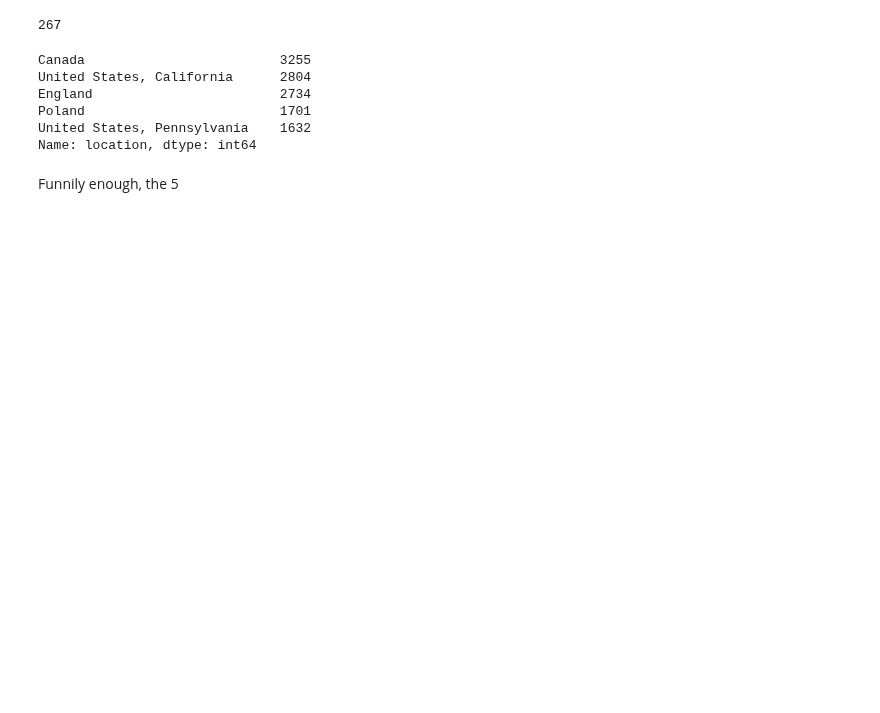
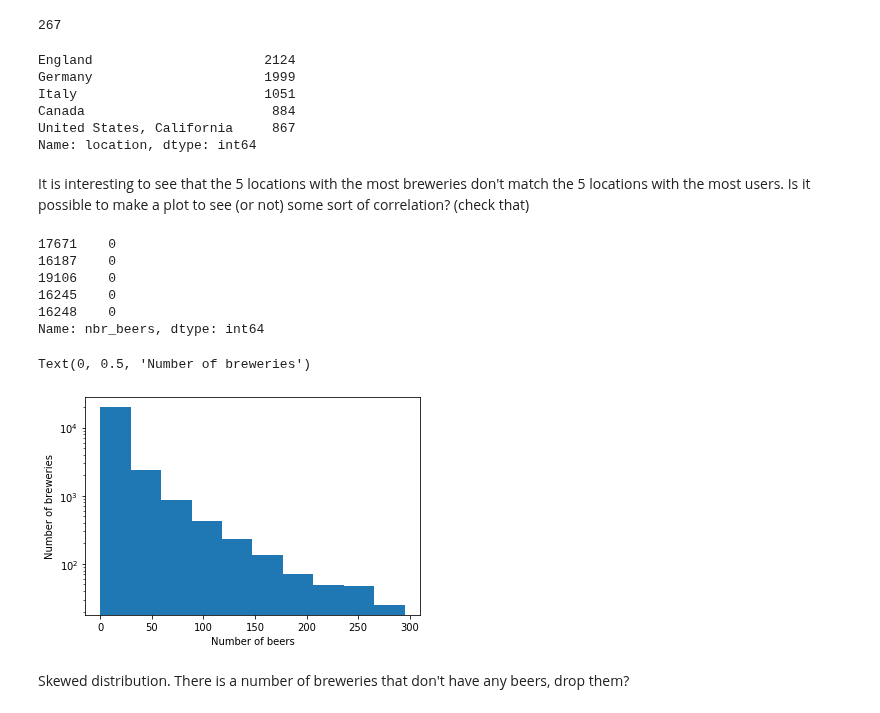
Before and after one commit to epfl-ada/ada-2022-project-hotchocolate, a Jupyter notebook: Exploration_of_RateBeer_dataset.ipynb, the cells around one changed output. Cells and saved outputs as stored; diff of their text form; code cells hidden in the pictures; blank space fills up the shorter version.

```diff
--- a/Exploration_of_RateBeer_dataset.ipynb
+++ b/Exploration_of_RateBeer_dataset.ipynb
@@ -210,13 +195,32 @@ df_rb_breweries["location"].nunique()
 # %%
 location_breweries=df_rb_breweries["location"].value_counts()
 #5 locations with the most breweries
-location_users.head()
+location_breweries.head()
 # %% [output]
-Canada                         3255
-United States, California      2804
-England                        2734
-Poland                         1701
-United States, Pennsylvania    1632
+England                      2124
+Germany                      1999
+Italy                        1051
+Canada                        884
+United States, California     867
 Name: location, dtype: int64
-# %% [markdown]
-Funnily enough, the 5
+# %% [markdown]
+It is interesting to see that the 5 locations with the most breweries don't match the 5 locations with the most users. Is it possible to make a plot to see (or not) some sort of correlation? (check that)
+# %%
+sorted_nbr_beers=df_rb_breweries['nbr_beers'].sort_values(ascending=True)
+sorted_nbr_beers.head()
+# %% [output]
+17671    0
+16187    0
+19106    0
+16245    0
+16248    0
+Name: nbr_beers, dtype: int64
+# %%
+df_rb_breweries['nbr_beers'].plot(kind="hist",logx=False,logy=True)
+plt.xlabel("Number of beers")
+plt.ylabel("Number of breweries")
+# %% [output]
+Text(0, 0.5, 'Number of breweries')
+[figure, added]
+# %% [markdown]
+Skewed distribution. There is a number of breweries that don't have any beers, drop them?
```
Also changed, not shown: parts of 6 cells of this notebook.
